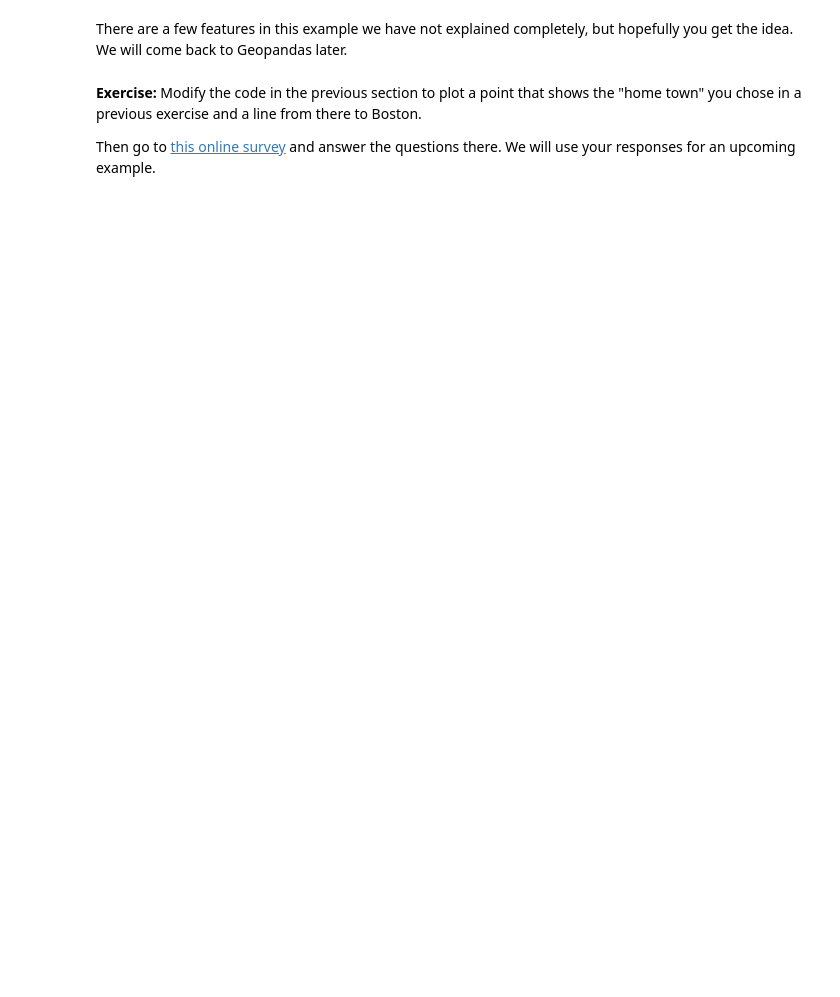
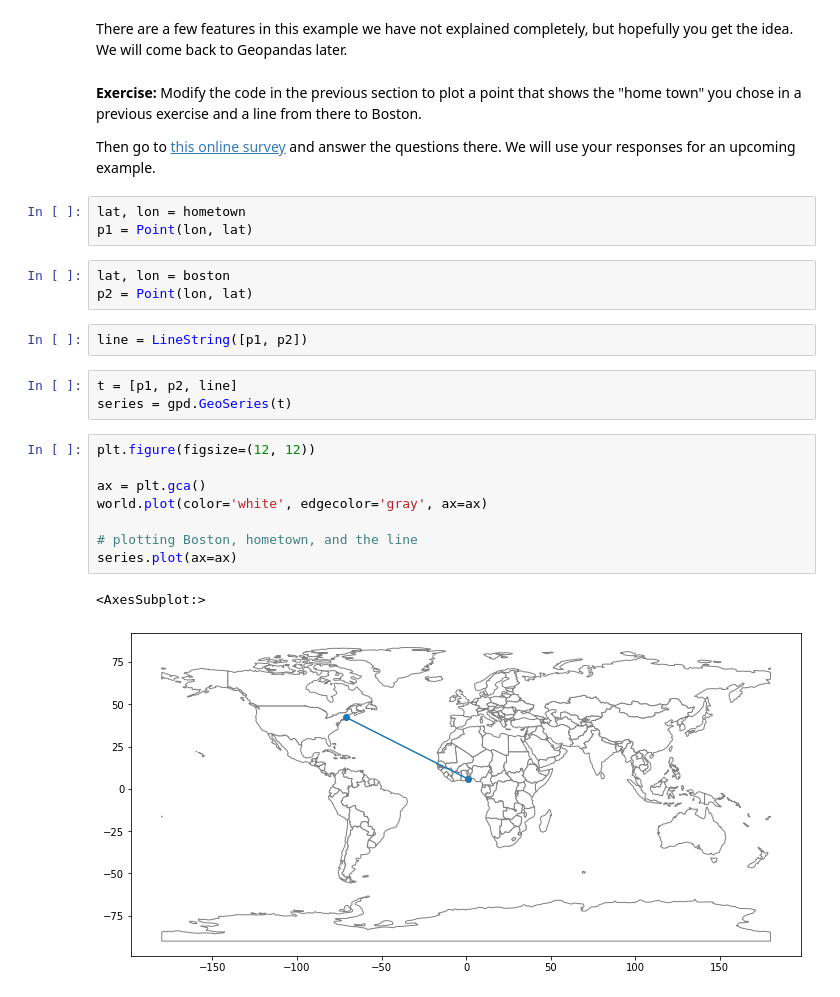
Before and after one commit to tamisha-dzifa/ElementsOfDataScience, a Jupyter notebook: Tamisha's 02_times.ipynb, the cells around one changed output. Cells and saved outputs as stored; diff of their text form; blank space fills up the shorter version.

```diff
--- a/Tamisha's 02_times.ipynb
+++ b/Tamisha's 02_times.ipynb
@@ -631,3 +681,25 @@ There are a few features in this example we have not explained completely, but h
 **Exercise:** Modify the code in the previous section to plot a point that shows the "home town" you chose in a previous exercise and a line from there to Boston.
 
 Then go to [this online survey](https://forms.gle/2LDcqxJmcWY3Q3X47) and answer the questions there.  We will use your responses for an upcoming example.
+# %%
+lat, lon = hometown
+p1 = Point(lon, lat)
+# %%
+lat, lon = boston
+p2 = Point(lon, lat)
+# %%
+line = LineString([p1, p2])
+# %%
+t = [p1, p2, line]
+series = gpd.GeoSeries(t)
+# %%
+plt.figure(figsize=(12, 12))
+
+ax = plt.gca()
+world.plot(color='white', edgecolor='gray', ax=ax)
+
+# plotting Boston, hometown, and the line
+series.plot(ax=ax)
+# %% [output]
+<AxesSubplot:>
+[figure, added]
```
Also changed, not shown: parts of 24 cells of this notebook.
